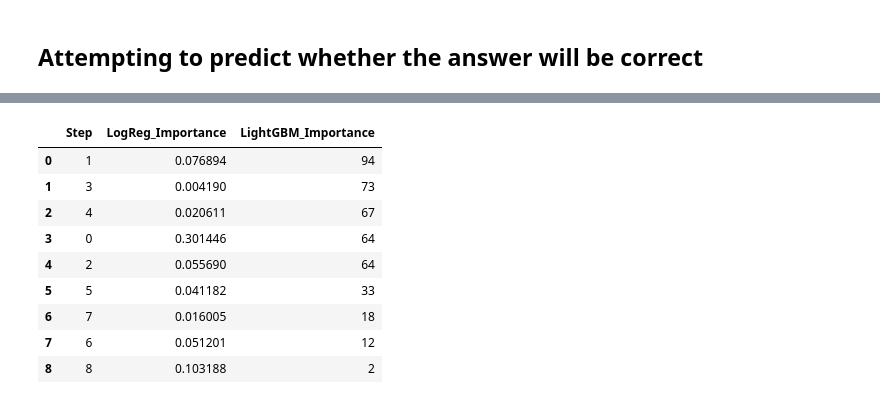
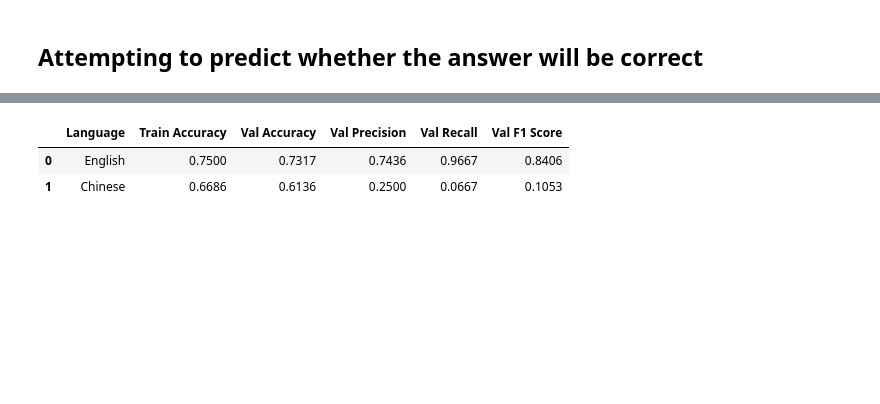
Before and after one commit to Jazhyc/IKNLP-Attribution, a Jupyter notebook: notebooks/analysis.ipynb, the cells around one changed output, grey strips where cells are left out. Drawn from its saved outputs; the diff is of its cells as text; code cells hidden in the pictures; blank space fills up the shorter version.

```diff
--- a/notebooks/analysis.ipynb
+++ b/notebooks/analysis.ipynb
@@ -22,3 +22,7 @@ import seaborn as sns
 import pandas as pd
 import os
 import json
+import numpy as np
+
+qwen_instruct = "Qwen2.5-1.5B-Instruct"
+qwen_reasoning = "DeepSeek-R1-Distill-Qwen-1.5B"
@@ -751,0 +1160,2 @@ display(performance_df)
+# %%
+stats_df, performance_df, _ = analyze_language_importance(qwen_reasoning, languages=['en', 'zh'])
@@ -765,13 +1171,6 @@ display(en_importance_df)
 # %%
-display(multi_importance_df)
+display(performance_df)
 # %% [output]
-|  | Step | LogReg_Importance | LightGBM_Importance |
-| 0 | 1 | 0.076894 | 94 |
-| 1 | 3 | 0.004190 | 73 |
-| 2 | 4 | 0.020611 | 67 |
-| 3 | 0 | 0.301446 | 64 |
-| 4 | 2 | 0.055690 | 64 |
-| 5 | 5 | 0.041182 | 33 |
-| 6 | 7 | 0.016005 | 18 |
-| 7 | 6 | 0.051201 | 12 |
-| 8 | 8 | 0.103188 | 2 |
+|  | Language | Train Accuracy | Val Accuracy | Val Precision | Val Recall | Val F1 Score |
+| 0 | English | 0.7500 | 0.7317 | 0.7436 | 0.9667 | 0.8406 |
+| 1 | Chinese | 0.6686 | 0.6136 | 0.2500 | 0.0667 | 0.1053 |
```
Also changed, not shown: parts of 25 cells of this notebook, 28 other files.
